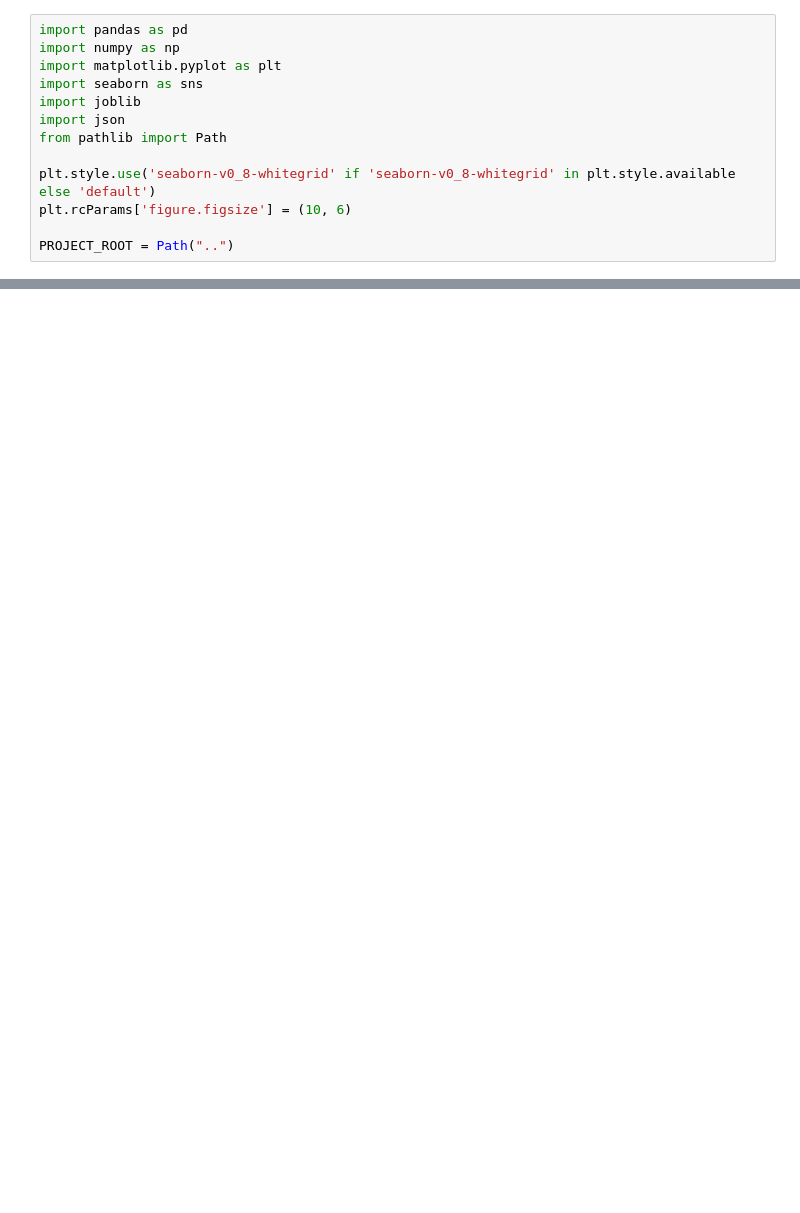
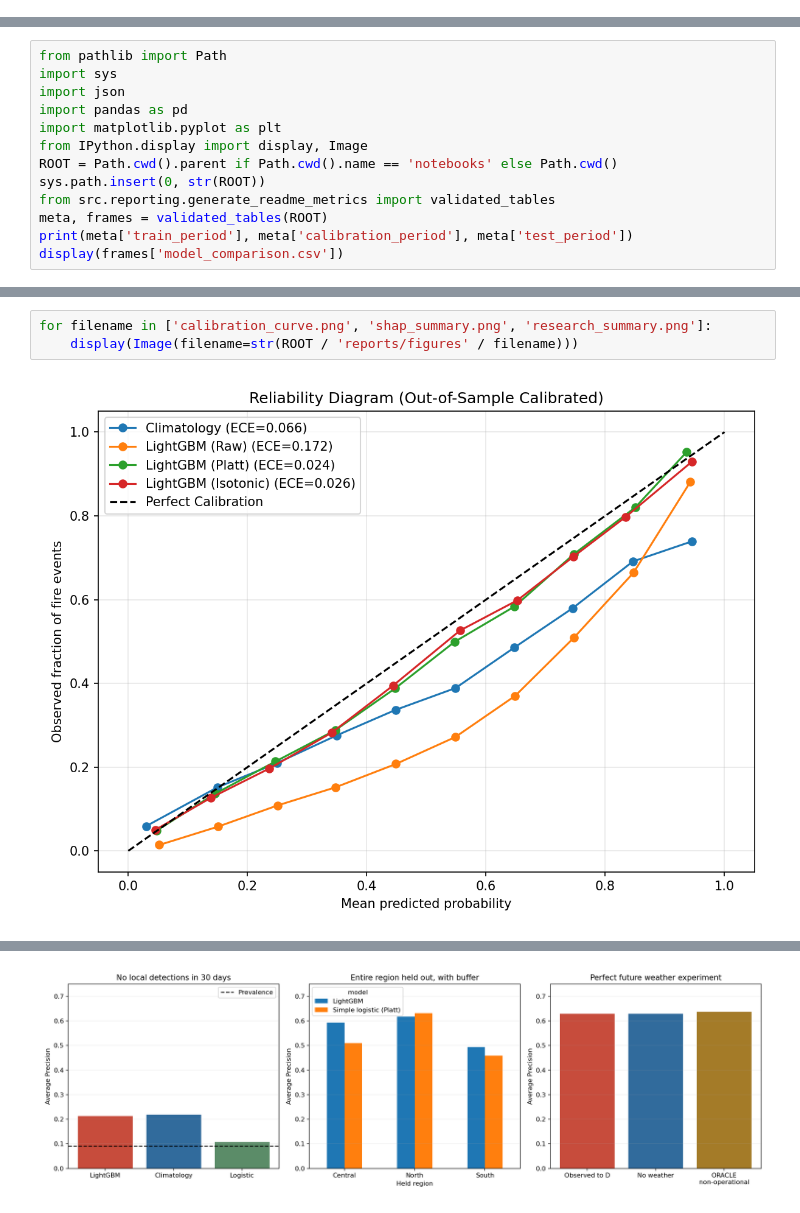
Before and after one commit to EduardoTostesC/brazil-wildfire-risk-forecast, a Jupyter notebook: notebooks/02_modeling.ipynb, the cells around one changed output, grey strips where cells are left out. Cells and saved outputs as stored; diff of their text form; blank space fills up the shorter version.

```diff
--- a/notebooks/02_modeling.ipynb
+++ b/notebooks/02_modeling.ipynb
@@ -18,13 +0,0 @@ Neste notebook, desenvolvemos e comparamos a performance dos modelos de aprendiz
-# %%
-import pandas as pd
-import numpy as np
-import matplotlib.pyplot as plt
-import seaborn as sns
-import joblib
-import json
-from pathlib import Path
-
-plt.style.use('seaborn-v0_8-whitegrid' if 'seaborn-v0_8-whitegrid' in plt.style.available else 'default')
-plt.rcParams['figure.figsize'] = (10, 6)
-
-PROJECT_ROOT = Path("..")
@@ -288,0 +5,13 @@ Tabela Comparativa Geral (Baselines, Regressão, LSTM e LightGBM):
+# %%
+from pathlib import Path
+import sys
+import json
+import pandas as pd
+import matplotlib.pyplot as plt
+from IPython.display import display, Image
+ROOT = Path.cwd().parent if Path.cwd().name == 'notebooks' else Path.cwd()
+sys.path.insert(0, str(ROOT))
+from src.reporting.generate_readme_metrics import validated_tables
+meta, frames = validated_tables(ROOT)
+print(meta['train_period'], meta['calibration_period'], meta['test_period'])
+display(frames['model_comparison.csv'])
@@ -288,0 +126,5 @@ Tabela Comparativa Geral (Baselines, Regressão, LSTM e LightGBM):
+# %%
+for filename in ['calibration_curve.png', 'shap_summary.png', 'research_summary.png']:
+    display(Image(filename=str(ROOT / 'reports/figures' / filename)))
+# %% [output]
+[figure, added]
@@ -288,0 +132 @@ Tabela Comparativa Geral (Baselines, Regressão, LSTM e LightGBM):
+[figure, added]
```
Also changed, not shown: parts of 30 cells of this notebook, 47 other files.
